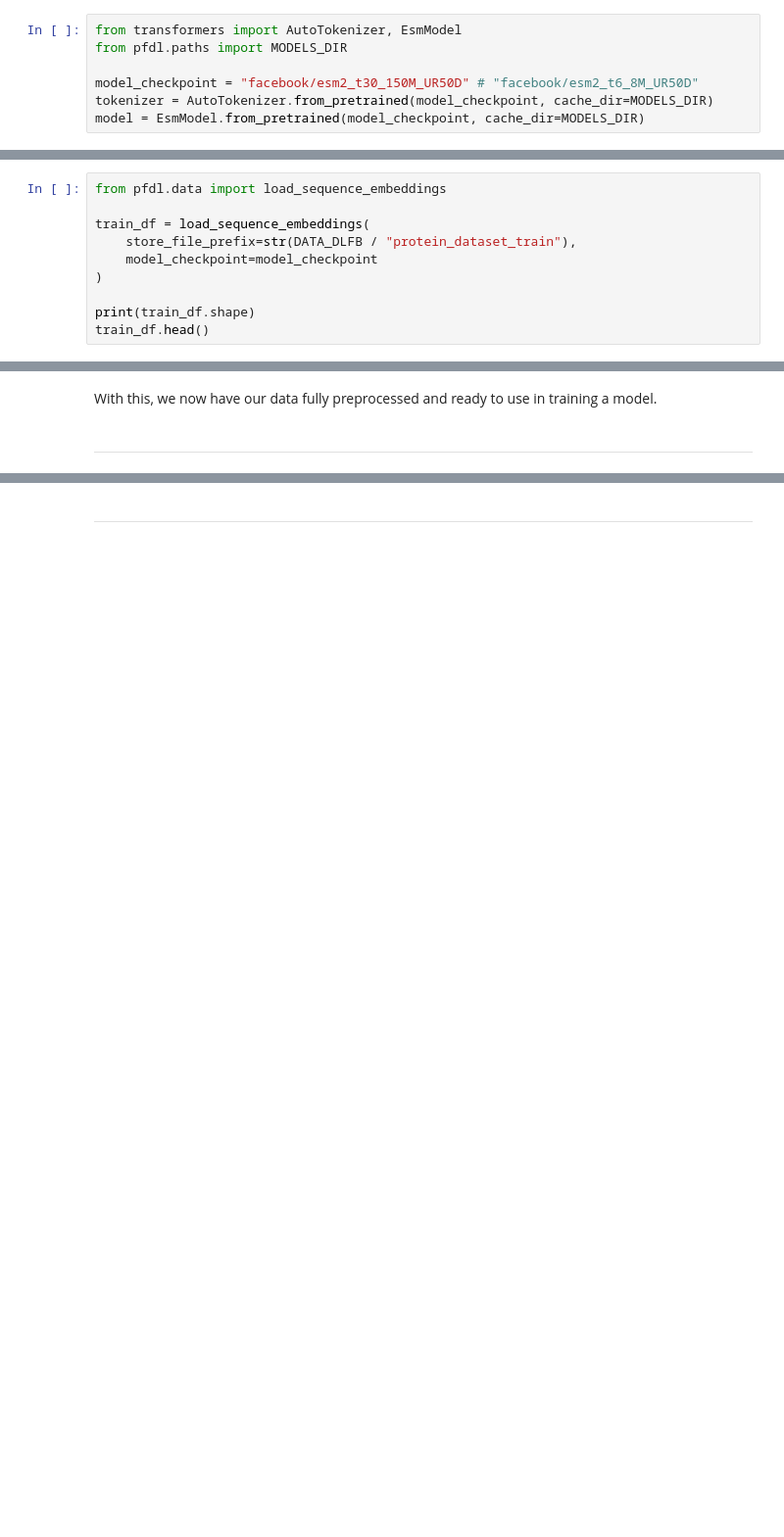
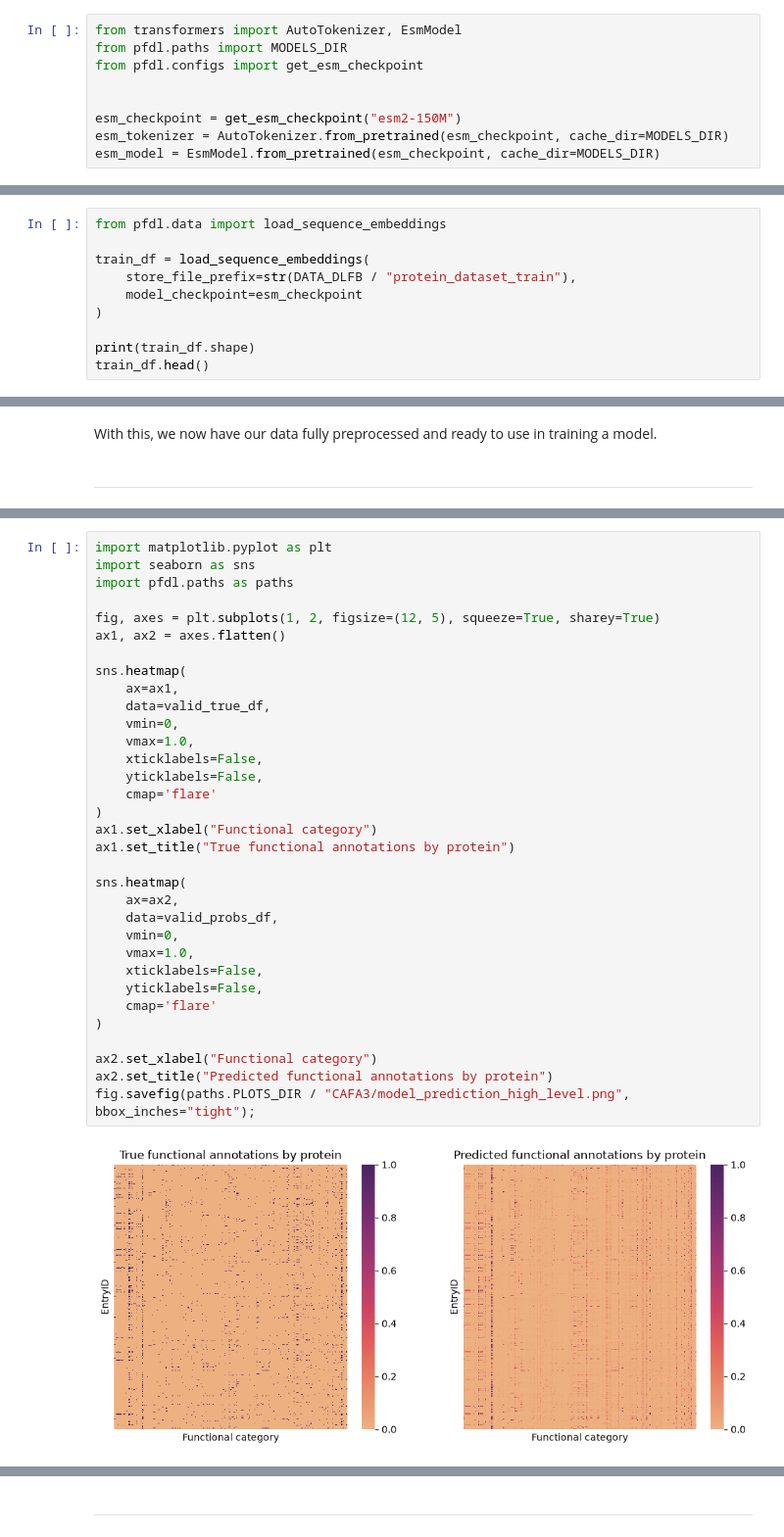
Before and after one commit to paymantohidifar/protein-function-deep-learning, a Jupyter notebook: notebooks/01_simple_mlp_model.ipynb, the cells around one changed output, grey strips where cells are left out. Shown at 98% size. Cells and saved outputs as stored; diff of their text form; blank space fills up the shorter version.

```diff
--- a/notebooks/01_simple_mlp_model.ipynb
+++ b/notebooks/01_simple_mlp_model.ipynb
@@ -356,7 +525,9 @@ To streamline this, we will use two helper functions `store_sequence_embeddings`
 # %%
 from transformers import AutoTokenizer, EsmModel
 from pfdl.paths import MODELS_DIR
+from pfdl.configs import get_esm_checkpoint
 
-model_checkpoint = "facebook/esm2_t30_150M_UR50D" # "facebook/esm2_t6_8M_UR50D"
-tokenizer = AutoTokenizer.from_pretrained(model_checkpoint, cache_dir=MODELS_DIR)
-model = EsmModel.from_pretrained(model_checkpoint, cache_dir=MODELS_DIR)
+
+esm_checkpoint = get_esm_checkpoint("esm2-150M")
+esm_tokenizer = AutoTokenizer.from_pretrained(esm_checkpoint, cache_dir=MODELS_DIR)
+esm_model = EsmModel.from_pretrained(esm_checkpoint, cache_dir=MODELS_DIR)
@@ -375,7 +562,7 @@ from pfdl.data import load_sequence_embeddings
 
 train_df = load_sequence_embeddings(
     store_file_prefix=str(DATA_DLFB / "protein_dataset_train"),
-    model_checkpoint=model_checkpoint
+    model_checkpoint=esm_checkpoint
 )
 
 print(train_df.shape)
@@ -476,0 +744,35 @@ valid_metrics
+# %%
+import matplotlib.pyplot as plt
+import seaborn as sns
+import pfdl.paths as paths
+
+fig, axes = plt.subplots(1, 2, figsize=(12, 5), squeeze=True, sharey=True)
+ax1, ax2 = axes.flatten()
+
+sns.heatmap(
+    ax=ax1,
+    data=valid_true_df,
+    vmin=0,
+    vmax=1.0,
+    xticklabels=False,
+    yticklabels=False,
+    cmap='flare'
+)
+ax1.set_xlabel("Functional category")
+ax1.set_title("True functional annotations by protein")
+
+sns.heatmap(
+    ax=ax2,
+    data=valid_probs_df,
+    vmin=0,
+    vmax=1.0,
+    xticklabels=False,
+    yticklabels=False,
+    cmap='flare'
+)
+
+ax2.set_xlabel("Functional category")
+ax2.set_title("Predicted functional annotations by protein")
+fig.savefig(paths.PLOTS_DIR / "CAFA3/model_prediction_high_level.png", bbox_inches="tight");
+# %% [output]
+[figure, added]
```
Also changed, not shown: parts of 68 cells of this notebook.
